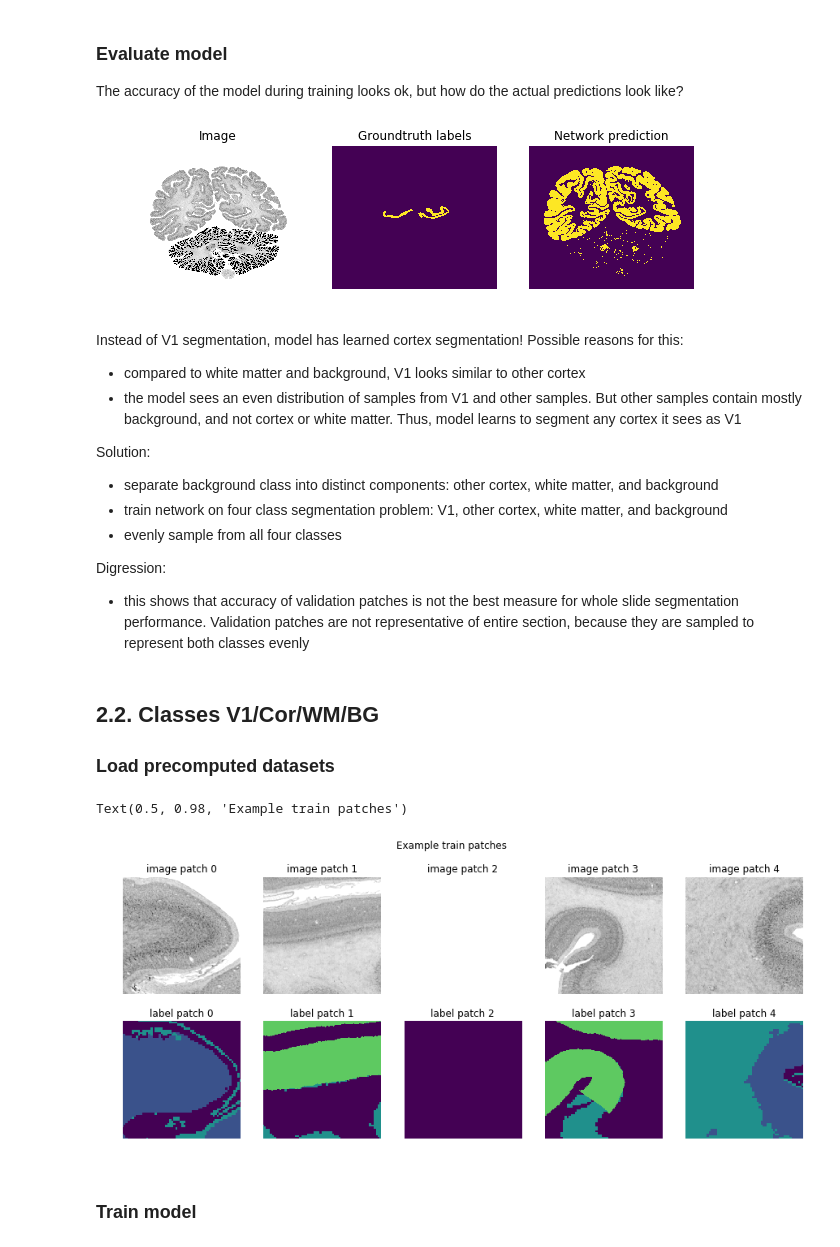
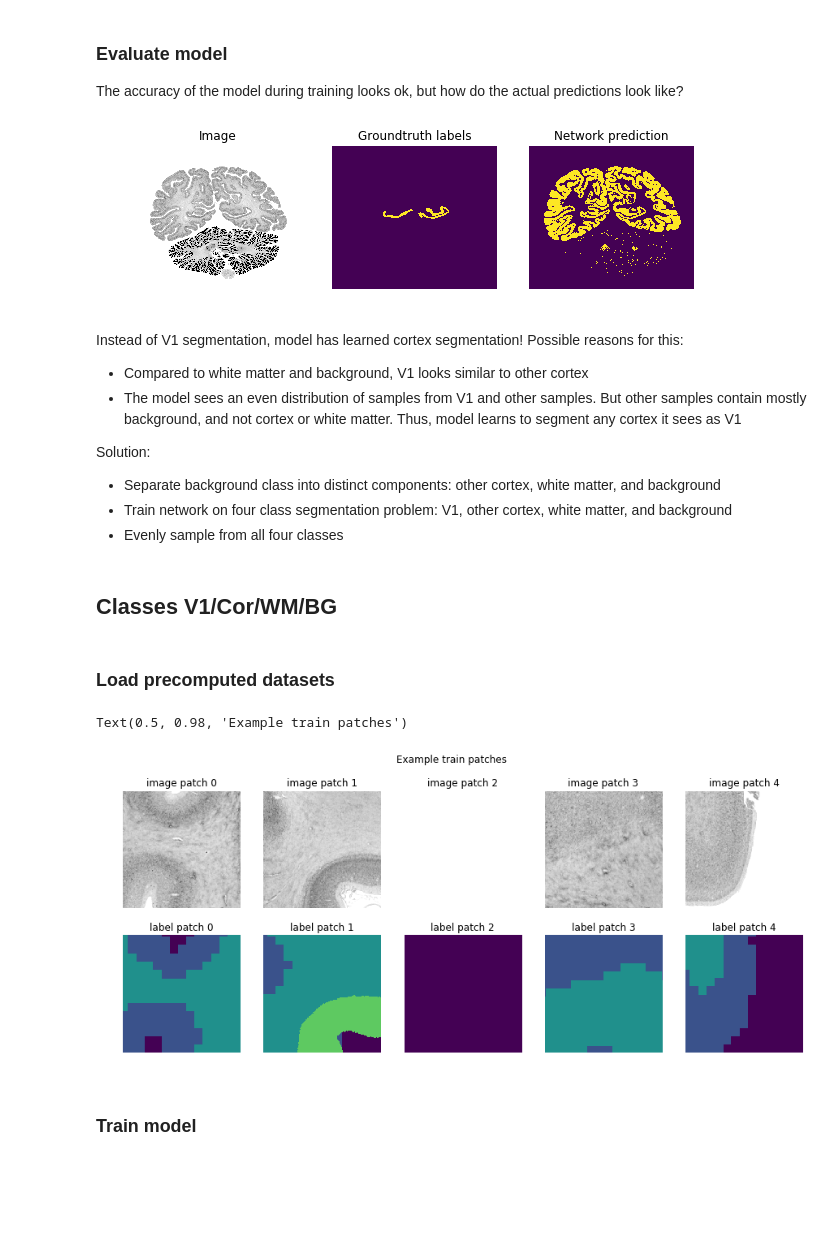
Before and after one commit to hspitzer/histo-seg, a Jupyter notebook: tutorial-segmentation.ipynb, the cells around one changed output. Drawn from its saved outputs; the diff is of its cells as text; code cells hidden in the pictures; blank space fills up the shorter version.

```diff
--- a/tutorial-segmentation.ipynb
+++ b/tutorial-segmentation.ipynb
@@ -683,16 +741,6 @@ def predict_image(X, model, weights, datagen):
 # %%
-# recreate unet model with larger input size
-input_shape = (1020,1020,1)
-input_tensor = Input(shape=input_shape)
-eval_model = u_net(input_tensor, num_classes=2)
-
-# load image to predict
-X_test = imageio.imread(sections_fname.format(test_sections[4]))
-Y_test = imageio.imread(masks_v1_fname.format(test_sections[4]))
-
-# predict image
-model_name = 'model_v1.hdf5'
-Z_test = predict_image(X_test, eval_model, model_name, datagen)
+# uncomment this line to view the prediction of the precomputed model
+#Z_test = imageio.imread("data/precomputed_models/model_v1_prediction.png")
 
 # show results
 fig, axes = plt.subplots(1,3, figsize=(10,5))
@@ -705,34 +753,32 @@ axes[2].set_title("Network prediction")
 for i,ax in enumerate(axes.T.flatten()):
     ax.axis('off')
 # %% [output]
-[figure, old version]
+[figure, new version]
 # %% [markdown]
 Instead of V1 segmentation, model has learned cortex segmentation!
 Possible reasons for this:
-- compared to white matter and background, V1 looks similar to other cortex
-- the model sees an even distribution of samples from V1 and other samples. But other samples contain mostly background, and not cortex or white matter. Thus, model learns to segment any cortex it sees as V1
+- Compared to white matter and background, V1 looks similar to other cortex
+- The model sees an even distribution of samples from V1 and other samples. But other samples contain mostly background, and not cortex or white matter. Thus, model learns to segment any cortex it sees as V1
 
 Solution:
-- separate background class into distinct components: other cortex, white matter, and background
-- train network on four class segmentation problem: V1, other cortex, white matter, and background
-- evenly sample from all four classes
-
-Digression:
-- this shows that accuracy of validation patches is not the best measure for whole slide segmentation performance. Validation patches are not representative of entire section, because they are sampled to represent both classes evenly
+- Separate background class into distinct components: other cortex, white matter, and background
+- Train network on four class segmentation problem: V1, other cortex, white matter, and background
+- Evenly sample from all four classes
 # %% [markdown]
-## 2.2. Classes V1/Cor/WM/BG
-### Load precomputed datasets
+## Classes V1/Cor/WM/BG
+# %% [markdown]
+### Load precomputed datasets
 # %%
 # load precomputed train patches
 X_train, Y_train = load_dataset('train_v1gmwm.npz')
 X_val, Y_val = load_dataset('val_v1gmwm.npz')
 
 # visualize image and label patches
-fig = plot_dataset(X_train, Y_train, num=5, vmax_y=4)
+fig = plot_dataset(X_val, Y_val, num=5, vmax_y=4)
 fig.suptitle("Example train patches")
 # %% [output]
 Text(0.5, 0.98, 'Example train patches')
-[figure, old version]
+[figure, new version]
 # %% [markdown]
 ### Train model
 # %%
```
Also changed, not shown: parts of 50 cells of this notebook, 4 other files.
